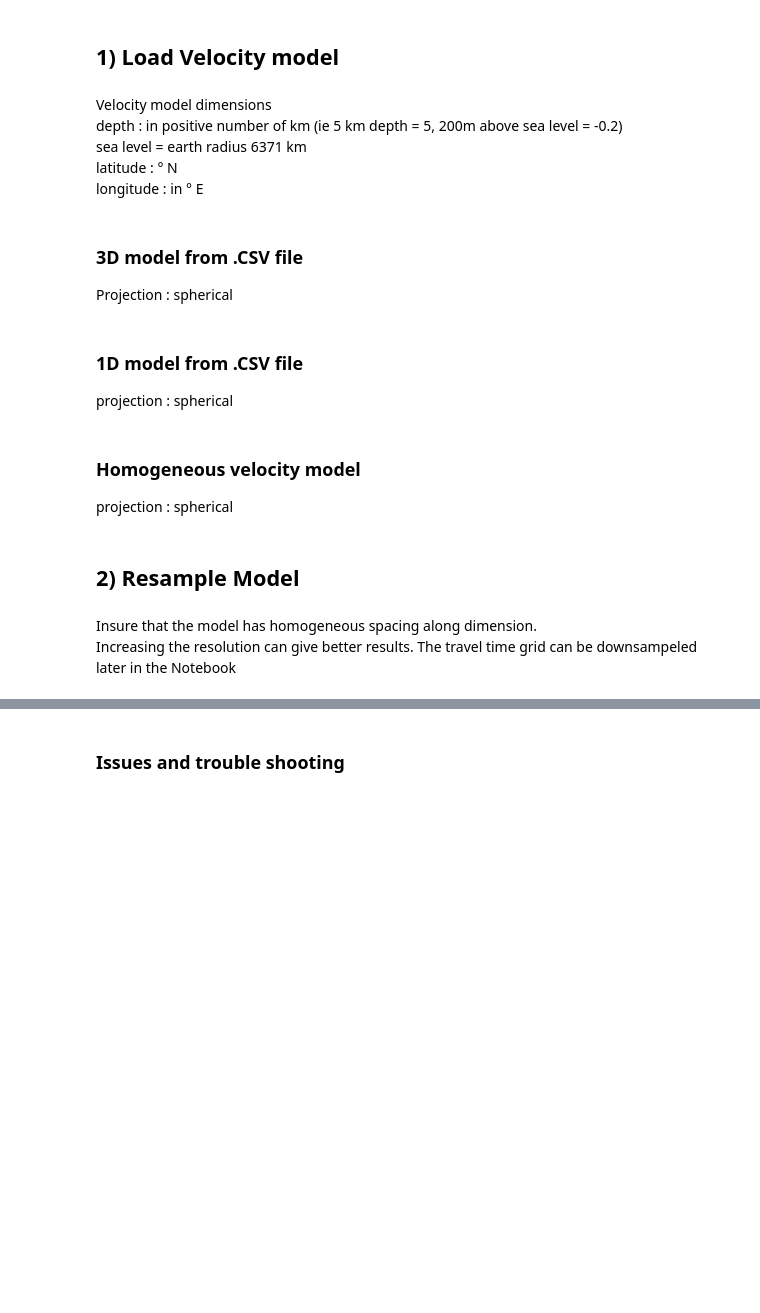
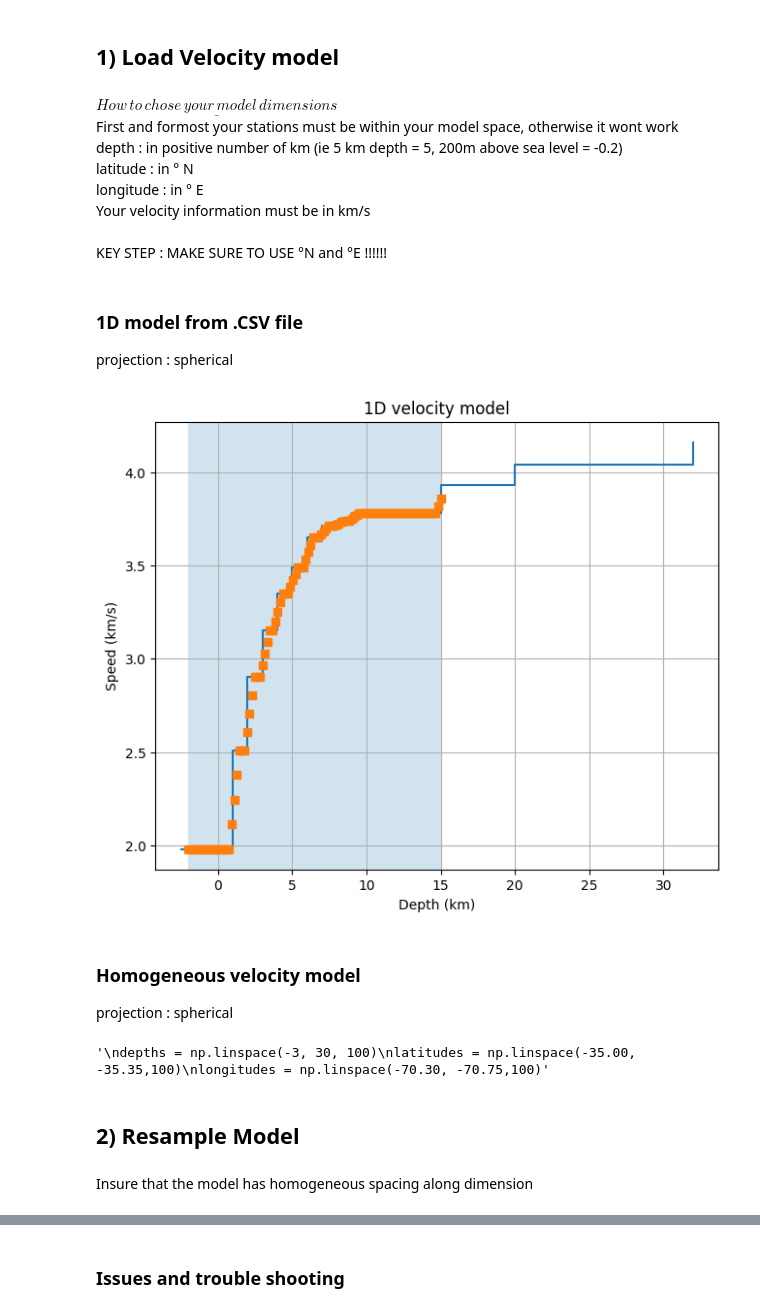
Before and after one commit to olfontai/DAS_sensitivity, a Jupyter notebook: Create_travel_time_grid.ipynb, the cells around one changed output, grey strips where cells are left out. Saved outputs shown, nothing was run; the diff lists cells and outputs as text; code cells hidden in the pictures; blank space fills up the shorter version.

```diff
--- a/Create_travel_time_grid.ipynb
+++ b/Create_travel_time_grid.ipynb
@@ -20,11 +20,12 @@ from pykonal.transformations import geo2sph
 # %% [markdown]
 ## 1) Load Velocity model
 # %% [markdown]
-Velocity model dimensions <br>
+$\underline{How\,to\,chose\,your\,model\,dimensions}$ <br>
+First and formost your stations must be within your model space, otherwise it wont work<br>
 depth : in positive number of km (ie 5 km depth = 5, 200m above sea level = -0.2)<br>
-sea level = earth radius 6371 km <br>
-latitude : ° N <br>
+latitude : in ° N <br>
 longitude : in ° E
+<br>
+Your velocity information must be in km/s
+<br><br>
+KEY STEP : MAKE SURE TO USE °N and °E !!!!!!
-# %% [markdown]
-### 3D model from .CSV file
-Projection : spherical
@@ -79,67 +33,73 @@ velocity_model.isel(depth =5).plot()
 ### 1D model from .CSV file
 projection : spherical
 # %%
-FILEPATH_VELOCITY = r""
+FILEPATH_VELOCITY = r"C:\Users\liliv\Desktop\Fagradalfjall\Tremor_loc\Velocity model\SIL.csv"
 
-depths = np.linspace(-2, 5, 100)
-latitudes = np.linspace(63.81810, 64.03551,100)
-longitudes = np.linspace(-22.62691, -21.94679, 100)
+depths = np.linspace(-2, 15, 100) # range of depth values
+latitudes = np.linspace(63.81810, 64.03551,100) # range of latitude values
+longitudes = np.linspace(-22.62691, -21.94679, 100) # range of longitude values
 
-phase = 'Vs'
 
-velocity_layers = pd.read_csv(
-    FILEPATH_VELOCITY,
-    usecols=[0, 3],
-    names=["depth", 'Vs'],
-    skiprows=1,
-    index_col="depth",
-    )
 
-smoothing_window = 4
+phase = 'vS [km/s]' # Name of your column in the CSV file to use
+
+smoothing_window = 4 # smoothing over n consecutive element of the depth range
 # %%
+# Be carefull with the usecols, it may remove your column,
+velocity_layers = pd.read_csv(
+    FILEPATH_VELOCITY,
+    index_col=0)
+
+velocity_layers.index.name = "depth"
 
 
 # quick visualisation
 velocity_layers.T
 
 velocity_layers_interp = velocity_layers.reindex(depths, method="ffill")
 padded_data = np.pad(velocity_layers_interp[phase].values, pad_width=smoothing_window//2, mode='edge')
 
 # smoothing on model
 if smoothing_window %2 != 0:
     velocity_layers_interp[phase] = np.convolve(padded_data, np.ones(smoothing_window)/smoothing_window, mode = 'valid')[:]
 if smoothing_window %2 == 0:
     velocity_layers_interp[phase] = np.convolve(padded_data, np.ones(smoothing_window)/smoothing_window, mode = 'valid')[:-1]
-velocity_layers.plot(drawstyle="steps-post")
-velocity_layers_interp.sort_values("depth").plot(
+
+
+velocity_layers[phase].plot(drawstyle="steps-post")
+velocity_layers_interp.sort_values("depth")[phase].plot(
     drawstyle="steps-post",
     xlabel="Depth (km)",
     ylabel="Speed (km/s)",
     title="1D velocity model",
     ax=plt.gca(),
     grid=True,
     figsize=(7.5, 6),
     marker="s",
     ls=""
 )
 plt.axvspan(depths.min(), depths.max(), alpha=0.2) # Labels and legends
 #plt.legend(["P", "S", "P interpolated", "S interpolated", "Domain"])
 plt.show()
 #### La Palma
 
 velocities = velocity_layers_interp.stack().to_xarray()
 velocities = velocities.rename({"level_1": "phase"})
 velocities = velocities.sel(phase = phase)
 velocity_model = velocities.expand_dims(latitude=latitudes, longitude=longitudes)
+# %% [output]
+[figure, added]
 # %% [markdown]
 ### Homogeneous velocity model
 projection : spherical
 # %%
-C = 1 # km/s
+C = 0.400 # velocity in km/s
 
-depths = np.linspace(-2, 5, 100)
-latitudes = np.linspace(63.85923, 63.91461,100)
-longitudes = np.linspace(-22.33035, -22.20656, 100)
+depths = np.linspace(-2, 1, 100) # depth range
+latitudes = np.linspace(63.81810, 64.03551,100) # latitude range
+longitudes = np.linspace(-22.62691, -21.94679, 100) # longitude range
+# %% [output]
+'\ndepths = np.linspace(-3, 30, 100)\nlatitudes = np.linspace(-35.00, -35.35,100)\nlongitudes = np.linspace(-70.30, -70.75,100)'
 # %%
 # Create a 3D array filled with the value C
 data = np.full((len(depths), len(latitudes), len(longitudes)), C)
@@ -158,8 +118,7 @@ velocity_model = xr.DataArray(
 # %% [markdown]
 ## 2) Resample Model
 # %% [markdown]
-Insure that the model has homogeneous spacing along dimension. <br>
-Increasing the resolution can give better results. The travel time grid can be downsampeled later in the Notebook
+Insure that the model has homogeneous spacing along dimension
 # %%
 ### resample velocity grid ###
 n_lat_sample = 100 # number of lat sample for new grid
```
Also changed, not shown: parts of 31 cells of this notebook, 7 other files.
